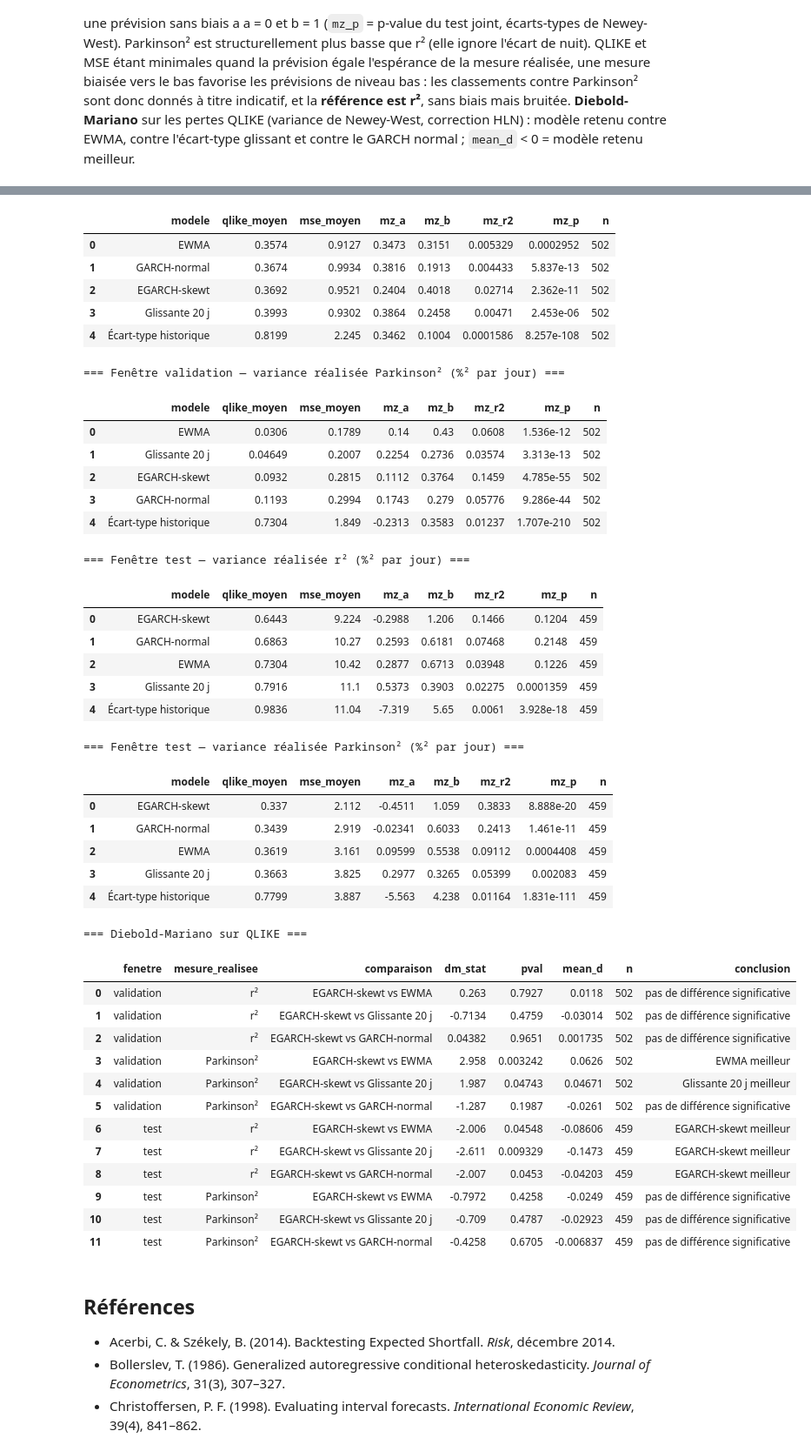
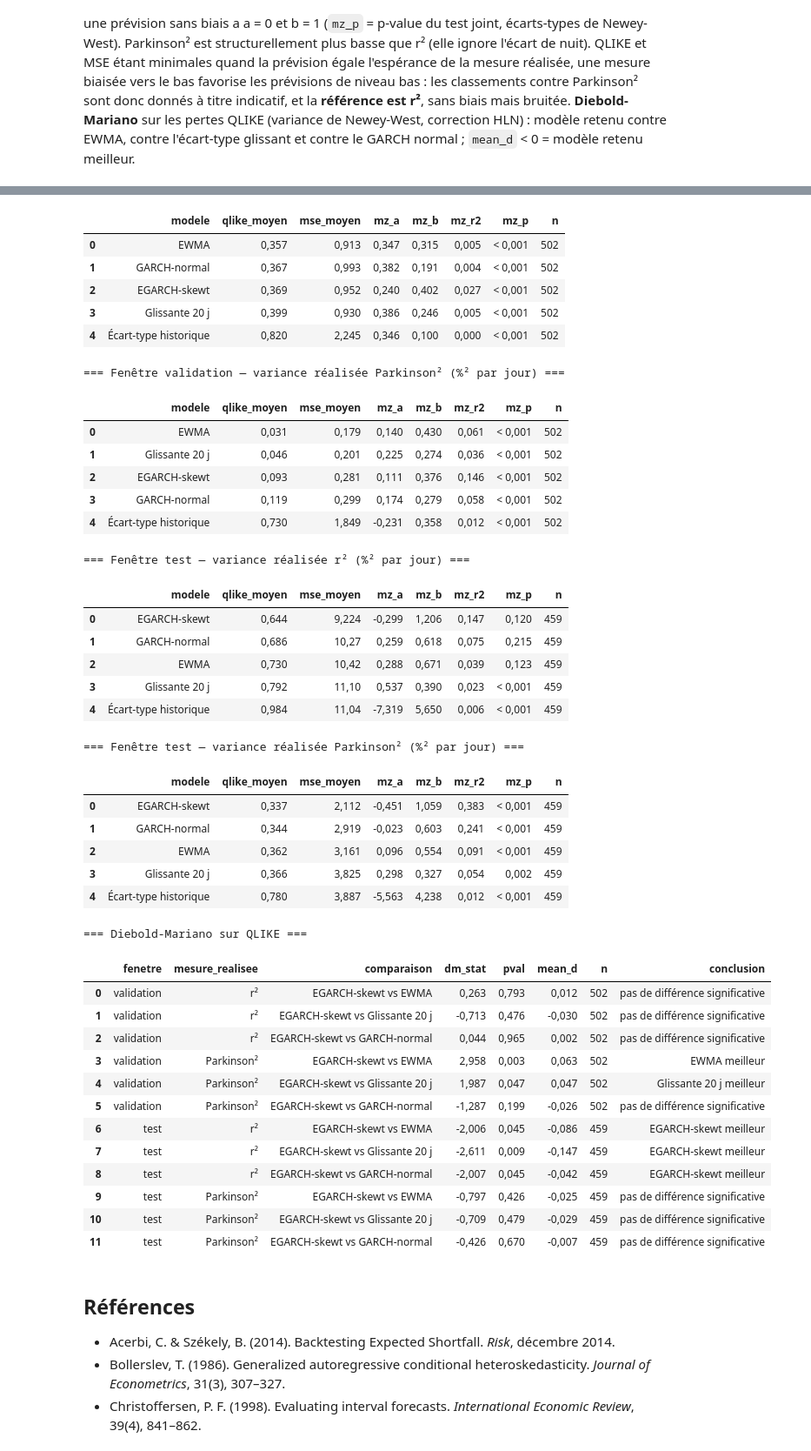
Before and after one commit to Zakaria12e/dia-quant-lab, a Jupyter notebook: notebooks/04_risque.ipynb, the cells around one changed output, grey strips where cells are left out. Shown at 87% size. Saved outputs shown, nothing was run; the diff lists cells and outputs as text; code cells hidden in the pictures.

```diff
--- a/notebooks/04_risque.ipynb
+++ b/notebooks/04_risque.ipynb
@@ -359,8 +361,8 @@ verif = tableau_verification(r, [m_ret, m_ref, m_ewma, m_hs], fen_idx)
 for fen in fen_idx:
     for niv in (95, 99):
         print(f'=== Fenêtre {fen} — VaR / ES {niv} % ===')
-        display(verif[(verif['fenetre'] == fen) & (verif['niveau'] == niv)]
-                .drop(columns=['fenetre', 'niveau']).reset_index(drop=True))
+        display(formater_tableau(verif[(verif['fenetre'] == fen) & (verif['niveau'] == niv)]
+                .drop(columns=['fenetre', 'niveau']).reset_index(drop=True)))
 # %% [output]
 === Fenêtre validation — VaR / ES 95 % ===
 |  | modele | jours | violations | taux_observe_pct | taux_attendu_pct | kupiec_p | christoffersen_ind_p | ... |
@@ -549,56 +551,56 @@ Pertes moyennes **QLIKE** (Patton, 2011, forme RV/h + ln h : plus petit = meille
 # %%
 for fen in fen_idx:
     for rv in realisees:
         print(f'=== Fenêtre {fen} — variance réalisée {rv} (%² par jour) ===')
-        display(eval_vol[(eval_vol['fenetre'] == fen) & (eval_vol['mesure_realisee'] == rv)]
+        display(formater_tableau(eval_vol[(eval_vol['fenetre'] == fen) & (eval_vol['mesure_realisee'] == rv)]
                 .drop(columns=['fenetre', 'mesure_realisee']).sort_values('qlike_moyen')
-                .reset_index(drop=True))
+                .reset_index(drop=True)))
 
 print('=== Diebold-Mariano sur QLIKE ===')
-display(dm_vol)
+display(formater_tableau(dm_vol))
 # %% [output]
 === Fenêtre validation — variance réalisée r² (%² par jour) ===
 |  | modele | qlike_moyen | mse_moyen | mz_a | mz_b | mz_r2 | mz_p | n |
-| 0 | EWMA | 0.3574 | 0.9127 | 0.3473 | 0.3151 | 0.005329 | 0.0002952 | 502 |
-| 1 | GARCH-normal | 0.3674 | 0.9934 | 0.3816 | 0.1913 | 0.004433 | 5.837e-13 | 502 |
-| 2 | EGARCH-skewt | 0.3692 | 0.9521 | 0.2404 | 0.4018 | 0.02714 | 2.362e-11 | 502 |
-| 3 | Glissante 20 j | 0.3993 | 0.9302 | 0.3864 | 0.2458 | 0.00471 | 2.453e-06 | 502 |
-| 4 | Écart-type historique | 0.8199 | 2.245 | 0.3462 | 0.1004 | 0.0001586 | 8.257e-108 | 502 |
+| 0 | EWMA | 0,357 | 0,913 | 0,347 | 0,315 | 0,005 | < 0,001 | 502 |
+| 1 | GARCH-normal | 0,367 | 0,993 | 0,382 | 0,191 | 0,004 | < 0,001 | 502 |
+| 2 | EGARCH-skewt | 0,369 | 0,952 | 0,240 | 0,402 | 0,027 | < 0,001 | 502 |
+| 3 | Glissante 20 j | 0,399 | 0,930 | 0,386 | 0,246 | 0,005 | < 0,001 | 502 |
+| 4 | Écart-type historique | 0,820 | 2,245 | 0,346 | 0,100 | 0,000 | < 0,001 | 502 |
 === Fenêtre validation — variance réalisée Parkinson² (%² par jour) ===
 |  | modele | qlike_moyen | mse_moyen | mz_a | mz_b | mz_r2 | mz_p | n |
-| 0 | EWMA | 0.0306 | 0.1789 | 0.14 | 0.43 | 0.0608 | 1.536e-12 | 502 |
-| 1 | Glissante 20 j | 0.04649 | 0.2007 | 0.2254 | 0.2736 | 0.03574 | 3.313e-13 | 502 |
-| 2 | EGARCH-skewt | 0.0932 | 0.2815 | 0.1112 | 0.3764 | 0.1459 | 4.785e-55 | 502 |
-| 3 | GARCH-normal | 0.1193 | 0.2994 | 0.1743 | 0.279 | 0.05776 | 9.286e-44 | 502 |
-| 4 | Écart-type historique | 0.7304 | 1.849 | -0.2313 | 0.3583 | 0.01237 | 1.707e-210 | 502 |
+| 0 | EWMA | 0,031 | 0,179 | 0,140 | 0,430 | 0,061 | < 0,001 | 502 |
+| 1 | Glissante 20 j | 0,046 | 0,201 | 0,225 | 0,274 | 0,036 | < 0,001 | 502 |
+| 2 | EGARCH-skewt | 0,093 | 0,281 | 0,111 | 0,376 | 0,146 | < 0,001 | 502 |
+| 3 | GARCH-normal | 0,119 | 0,299 | 0,174 | 0,279 | 0,058 | < 0,001 | 502 |
+| 4 | Écart-type historique | 0,730 | 1,849 | -0,231 | 0,358 | 0,012 | < 0,001 | 502 |
 === Fenêtre test — variance réalisée r² (%² par jour) ===
 |  | modele | qlike_moyen | mse_moyen | mz_a | mz_b | mz_r2 | mz_p | n |
-| 0 | EGARCH-skewt | 0.6443 | 9.224 | -0.2988 | 1.206 | 0.1466 | 0.1204 | 459 |
-| 1 | GARCH-normal | 0.6863 | 10.27 | 0.2593 | 0.6181 | 0.07468 | 0.2148 | 459 |
-| 2 | EWMA | 0.7304 | 10.42 | 0.2877 | 0.6713 | 0.03948 | 0.1226 | 459 |
-| 3 | Glissante 20 j | 0.7916 | 11.1 | 0.5373 | 0.3903 | 0.02275 | 0.0001359 | 459 |
-| 4 | Écart-type historique | 0.9836 | 11.04 | -7.319 | 5.65 | 0.0061 | 3.928e-18 | 459 |
+| 0 | EGARCH-skewt | 0,644 | 9,224 | -0,299 | 1,206 | 0,147 | 0,120 | 459 |
+| 1 | GARCH-normal | 0,686 | 10,27 | 0,259 | 0,618 | 0,075 | 0,215 | 459 |
+| 2 | EWMA | 0,730 | 10,42 | 0,288 | 0,671 | 0,039 | 0,123 | 459 |
+| 3 | Glissante 20 j | 0,792 | 11,10 | 0,537 | 0,390 | 0,023 | < 0,001 | 459 |
+| 4 | Écart-type historique | 0,984 | 11,04 | -7,319 | 5,650 | 0,006 | < 0,001 | 459 |
 === Fenêtre test — variance réalisée Parkinson² (%² par jour) ===
 |  | modele | qlike_moyen | mse_moyen | mz_a | mz_b | mz_r2 | mz_p | n |
-| 0 | EGARCH-skewt | 0.337 | 2.112 | -0.4511 | 1.059 | 0.3833 | 8.888e-20 | 459 |
-| 1 | GARCH-normal | 0.3439 | 2.919 | -0.02341 | 0.6033 | 0.2413 | 1.461e-11 | 459 |
-| 2 | EWMA | 0.3619 | 3.161 | 0.09599 | 0.5538 | 0.09112 | 0.0004408 | 459 |
-| 3 | Glissante 20 j | 0.3663 | 3.825 | 0.2977 | 0.3265 | 0.05399 | 0.002083 | 459 |
-| 4 | Écart-type historique | 0.7799 | 3.887 | -5.563 | 4.238 | 0.01164 | 1.831e-111 | 459 |
+| 0 | EGARCH-skewt | 0,337 | 2,112 | -0,451 | 1,059 | 0,383 | < 0,001 | 459 |
+| 1 | GARCH-normal | 0,344 | 2,919 | -0,023 | 0,603 | 0,241 | < 0,001 | 459 |
+| 2 | EWMA | 0,362 | 3,161 | 0,096 | 0,554 | 0,091 | < 0,001 | 459 |
+| 3 | Glissante 20 j | 0,366 | 3,825 | 0,298 | 0,327 | 0,054 | 0,002 | 459 |
+| 4 | Écart-type historique | 0,780 | 3,887 | -5,563 | 4,238 | 0,012 | < 0,001 | 459 |
 === Diebold-Mariano sur QLIKE ===
 |  | fenetre | mesure_realisee | comparaison | dm_stat | pval | mean_d | n | conclusion |
-| 0 | validation | r² | EGARCH-skewt vs EWMA | 0.263 | 0.7927 | 0.0118 | 502 | pas de différence significative |
-| 1 | validation | r² | EGARCH-skewt vs Glissante 20 j | -0.7134 | 0.4759 | -0.03014 | 502 | pas de différence significative |
-| 2 | validation | r² | EGARCH-skewt vs GARCH-normal | 0.04382 | 0.9651 | 0.001735 | 502 | pas de différence significative |
-| 3 | validation | Parkinson² | EGARCH-skewt vs EWMA | 2.958 | 0.003242 | 0.0626 | 502 | EWMA meilleur |
-| 4 | validation | Parkinson² | EGARCH-skewt vs Glissante 20 j | 1.987 | 0.04743 | 0.04671 | 502 | Glissante 20 j meilleur |
-| 5 | validation | Parkinson² | EGARCH-skewt vs GARCH-normal | -1.287 | 0.1987 | -0.0261 | 502 | pas de différence significative |
-| 6 | test | r² | EGARCH-skewt vs EWMA | -2.006 | 0.04548 | -0.08606 | 459 | EGARCH-skewt meilleur |
-| 7 | test | r² | EGARCH-skewt vs Glissante 20 j | -2.611 | 0.009329 | -0.1473 | 459 | EGARCH-skewt meilleur |
-| 8 | test | r² | EGARCH-skewt vs GARCH-normal | -2.007 | 0.0453 | -0.04203 | 459 | EGARCH-skewt meilleur |
-| 9 | test | Parkinson² | EGARCH-skewt vs EWMA | -0.7972 | 0.4258 | -0.0249 | 459 | pas de différence significative |
-| 10 | test | Parkinson² | EGARCH-skewt vs Glissante 20 j | -0.709 | 0.4787 | -0.02923 | 459 | pas de différence significative |
-| 11 | test | Parkinson² | EGARCH-skewt vs GARCH-normal | -0.4258 | 0.6705 | -0.006837 | 459 | pas de différence significative |
+| 0 | validation | r² | EGARCH-skewt vs EWMA | 0,263 | 0,793 | 0,012 | 502 | pas de différence significative |
+| 1 | validation | r² | EGARCH-skewt vs Glissante 20 j | -0,713 | 0,476 | -0,030 | 502 | pas de différence significative |
+| 2 | validation | r² | EGARCH-skewt vs GARCH-normal | 0,044 | 0,965 | 0,002 | 502 | pas de différence significative |
+| 3 | validation | Parkinson² | EGARCH-skewt vs EWMA | 2,958 | 0,003 | 0,063 | 502 | EWMA meilleur |
+| 4 | validation | Parkinson² | EGARCH-skewt vs Glissante 20 j | 1,987 | 0,047 | 0,047 | 502 | Glissante 20 j meilleur |
+| 5 | validation | Parkinson² | EGARCH-skewt vs GARCH-normal | -1,287 | 0,199 | -0,026 | 502 | pas de différence significative |
+| 6 | test | r² | EGARCH-skewt vs EWMA | -2,006 | 0,045 | -0,086 | 459 | EGARCH-skewt meilleur |
+| 7 | test | r² | EGARCH-skewt vs Glissante 20 j | -2,611 | 0,009 | -0,147 | 459 | EGARCH-skewt meilleur |
+| 8 | test | r² | EGARCH-skewt vs GARCH-normal | -2,007 | 0,045 | -0,042 | 459 | EGARCH-skewt meilleur |
+| 9 | test | Parkinson² | EGARCH-skewt vs EWMA | -0,797 | 0,426 | -0,025 | 459 | pas de différence significative |
+| 10 | test | Parkinson² | EGARCH-skewt vs Glissante 20 j | -0,709 | 0,479 | -0,029 | 459 | pas de différence significative |
+| 11 | test | Parkinson² | EGARCH-skewt vs GARCH-normal | -0,426 | 0,670 | -0,007 | 459 | pas de différence significative |
 # %% [markdown]
 ## Références
 
```
Also changed, not shown: parts of 14 cells of this notebook, 4 other files.
